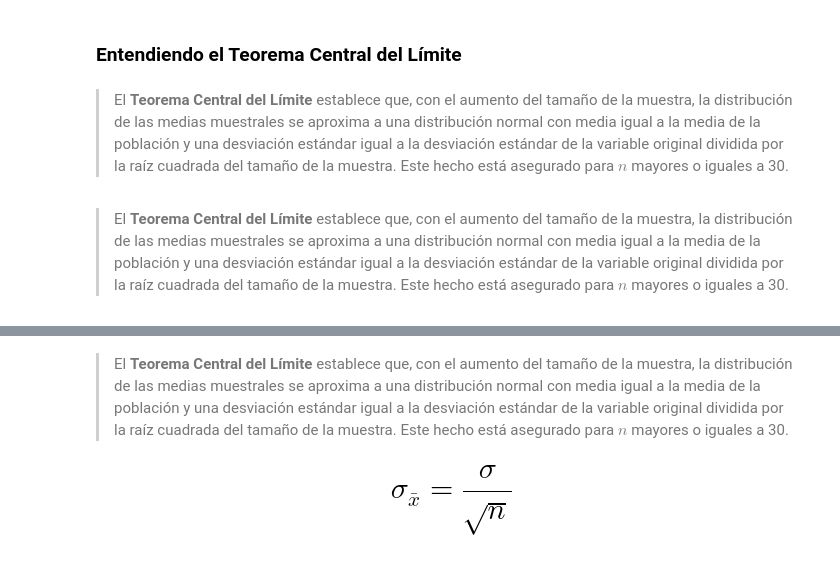
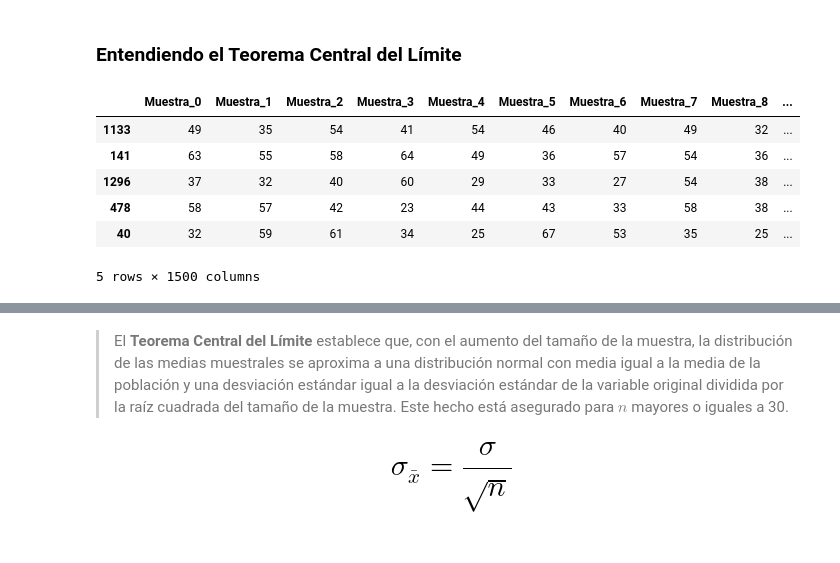
Before and after one commit to LejImkoaj/estadistica-con-python-probabilidad-y-muestreo, a Jupyter notebook: Inicial.ipynb, the cells around one changed output, grey strips where cells are left out. Saved outputs shown, nothing was run; the diff lists cells and outputs as text; code cells hidden in the pictures.

```diff
--- a/Inicial.ipynb
+++ b/Inicial.ipynb
@@ -887,7 +887,3 @@ Es la forma de hacer suposiciones generalizadas sobre los parámetros de una pob
 La desviación estándar de las medias muestrales se conoce como **error estándar de la media**
 # %% [markdown]
 ### Entendiendo el Teorema Central del Límite
-# %% [markdown]
-> El **Teorema Central del Límite** establece que, con el aumento del tamaño de la muestra, la distribución de las medias muestrales se aproxima a una distribución normal con media igual a la media de la población y una desviación estándar igual a la desviación estándar de la variable original dividida por la raíz cuadrada del tamaño de la muestra. Este hecho está asegurado para $n$ mayores o iguales a 30.
-# %% [markdown]
-> El **Teorema Central del Límite** establece que, con el aumento del tamaño de la muestra, la distribución de las medias muestrales se aproxima a una distribución normal con media igual a la media de la población y una desviación estándar igual a la desviación estándar de la variable original dividida por la raíz cuadrada del tamaño de la muestra. Este hecho está asegurado para $n$ mayores o iguales a 30.
@@ -893,0 +894,17 @@ La desviación estándar de las medias muestrales se conoce como **error estánd
+# %%
+# Método 2: Alternativa usando diccionario (también eficiente)
+muestras_dict = {}
+for i in range(total_muestras):
+    muestra = datos['Edad'].sample(n=n, replace=True).reset_index(drop=True)
+    muestras_dict[f'Muestra_{i}'] = muestra
+
+muestras = pd.DataFrame(muestras_dict)
+muestras.sample(5)
+# %% [output]
+|  | Muestra_0 | Muestra_1 | Muestra_2 | Muestra_3 | Muestra_4 | Muestra_5 | Muestra_6 | Muestra_7 | Muestra_8 | ... |
+| 1133 | 49 | 35 | 54 | 41 | 54 | 46 | 40 | 49 | 32 | ... |
+| 141 | 63 | 55 | 58 | 64 | 49 | 36 | 57 | 54 | 36 | ... |
+| 1296 | 37 | 32 | 40 | 60 | 29 | 33 | 27 | 54 | 38 | ... |
+| 478 | 58 | 57 | 42 | 23 | 44 | 43 | 33 | 58 | 38 | ... |
+| 40 | 32 | 59 | 61 | 34 | 25 | 67 | 53 | 35 | 25 | ... |
+5 rows × 1500 columns
```
Also changed, not shown: parts of 27 cells of this notebook.
